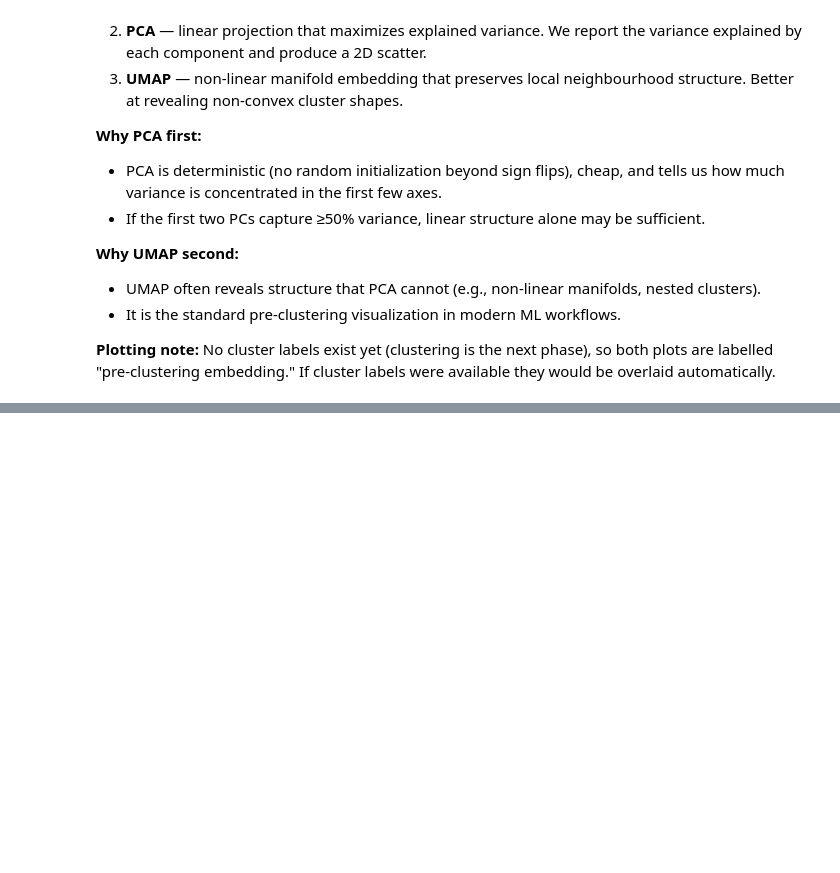
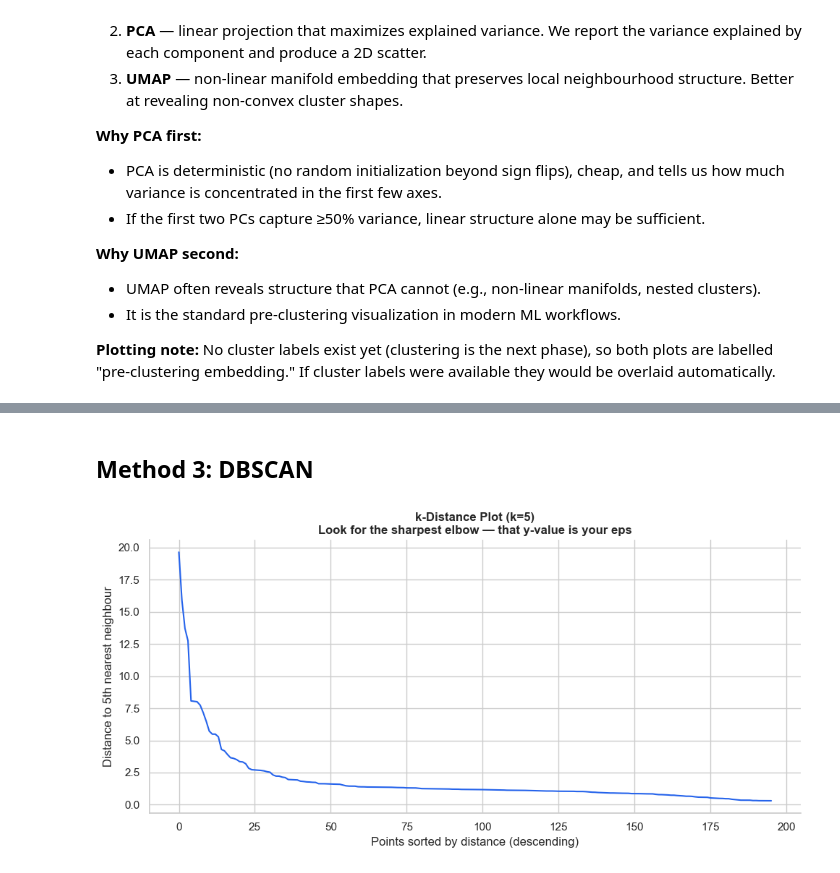
Before and after one commit to INSY-664-GROUP-PROJECT/toronto-housing-ml, a Jupyter notebook: notebooks/toronto_housing_clustering_baseline.ipynb, the cells around one changed output, grey strips where cells are left out. Saved outputs shown, nothing was run; the diff lists cells and outputs as text; code cells hidden in the pictures; blank space fills up the shorter version.

```diff
--- a/notebooks/toronto_housing_clustering_baseline.ipynb
+++ b/notebooks/toronto_housing_clustering_baseline.ipynb
@@ -1429,0 +1913,26 @@ print('═' * 60)
+# %% [markdown]
+## Method 3: DBSCAN
+# %%
+# ── Configuration ─────────────────────────────────────────────────
+DBSCAN_K_NEIGHBORS = 5
+
+# ── Fit nearest neighbours and plot sorted distances ──────────────
+nbrs = NearestNeighbors(n_neighbors=DBSCAN_K_NEIGHBORS).fit(feature_matrix_selected)
+distances, _ = nbrs.kneighbors(feature_matrix_selected)
+k_distances = np.sort(distances[:, -1])[::-1]
+
+fig, ax = plt.subplots(figsize=(10, 5))
+ax.plot(k_distances, color='#2563eb', linewidth=1.5)
+ax.set_title(
+    f'k-Distance Plot (k={DBSCAN_K_NEIGHBORS})\n'
+    f'Look for the sharpest elbow — that y-value is your eps',
+    fontsize=12, fontweight='bold'
+)
+ax.set_xlabel('Points sorted by distance (descending)')
+ax.set_ylabel(f'Distance to {DBSCAN_K_NEIGHBORS}th nearest neighbour')
+sns.despine()
+plt.tight_layout()
+plt.savefig(REPORT_FIG_DIR / 'dbscan_kdistance.png', dpi=150, bbox_inches='tight')
+plt.show()
+# %% [output]
+[figure, added]
```
Also changed, not shown: parts of 41 cells of this notebook.
